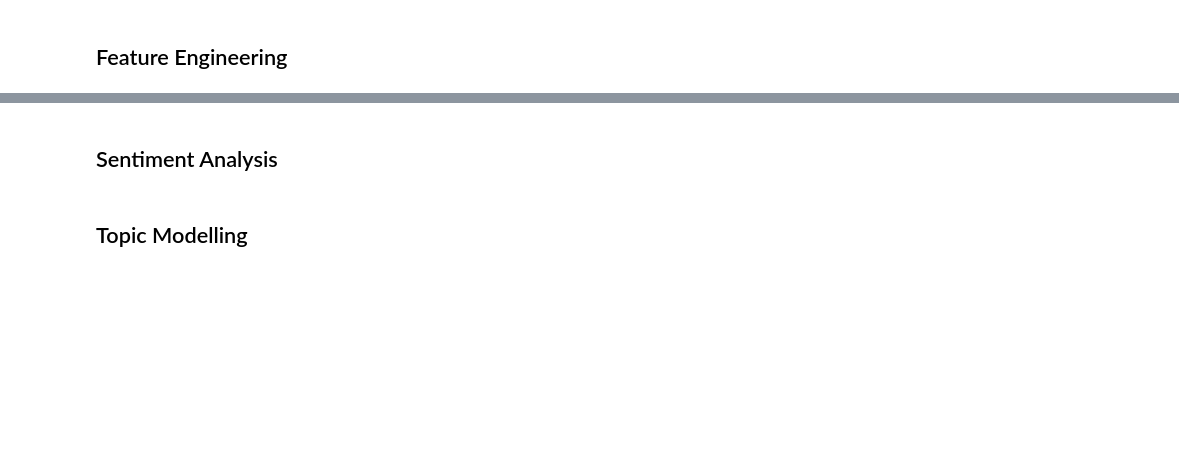
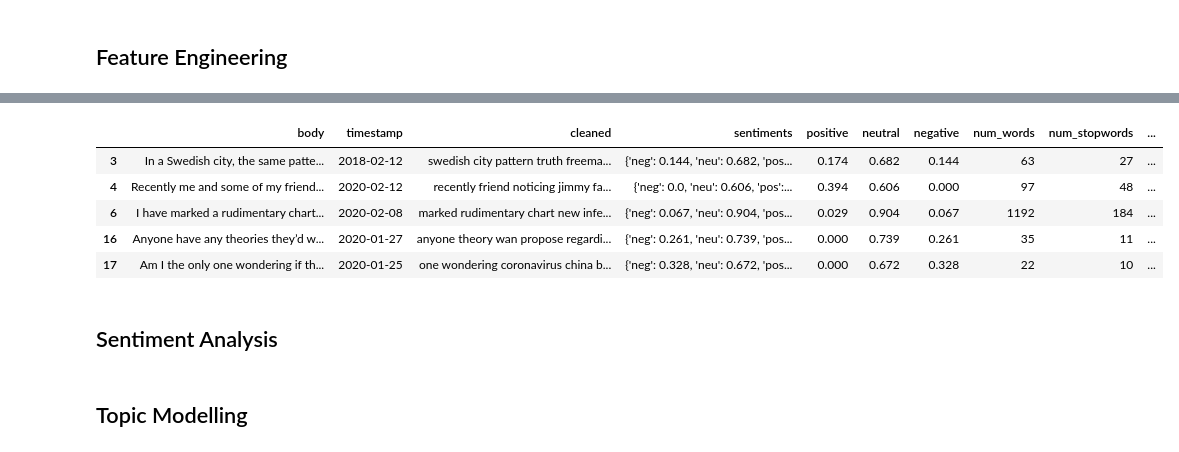
Before and after one commit to nszoni/reddit_conspiracy_theories, a Jupyter notebook: python/reddit_conspiracy_theories.ipynb, the cells around one changed output, grey strips where cells are left out. Saved outputs shown, nothing was run; the diff lists cells and outputs as text; code cells hidden in the pictures; blank space fills up the shorter version.

```diff
--- a/python/reddit_conspiracy_theories.ipynb
+++ b/python/reddit_conspiracy_theories.ipynb
@@ -70,0 +159,4 @@ body_data.timestamp = pd.to_datetime(body_data.timestamp).dt.date
+# %%
+body_data['num_words'] = body_data['body'].apply(lambda x: len(x.split(' ')))
+body_data['num_stopwords'] = body_data['body'].apply(lambda x: len([word for word in x.split(' ') if word in list(STOPWORDS)]))
+body_data['avg_word_length'] = body_data['body'].apply(lambda x: np.mean(np.array([len(va) for va in x.split(' ') if va not in list(STOPWORDS)])))
@@ -71,3 +179,12 @@ body_data.timestamp = pd.to_datetime(body_data.timestamp).dt.date
+# %%
+body_data.head()
+# %% [output]
+|  | body | timestamp | cleaned | sentiments | positive | neutral | negative | num_words | num_stopwords | ... |
+| 3 | In a Swedish city, the same patte... | 2018-02-12 | swedish city pattern truth freema... | {'neg': 0.144, 'neu': 0.682, 'pos... | 0.174 | 0.682 | 0.144 | 63 | 27 | ... |
+| 4 | Recently me and some of my friend... | 2020-02-12 | recently friend noticing jimmy fa... | {'neg': 0.0, 'neu': 0.606, 'pos':... | 0.394 | 0.606 | 0.000 | 97 | 48 | ... |
+| 6 | I have marked a rudimentary chart... | 2020-02-08 | marked rudimentary chart new infe... | {'neg': 0.067, 'neu': 0.904, 'pos... | 0.029 | 0.904 | 0.067 | 1192 | 184 | ... |
+| 16 | Anyone have any theories they’d w... | 2020-01-27 | anyone theory wan propose regardi... | {'neg': 0.261, 'neu': 0.739, 'pos... | 0.000 | 0.739 | 0.261 | 35 | 11 | ... |
+| 17 | Am I the only one wondering if th... | 2020-01-25 | one wondering coronavirus china b... | {'neg': 0.328, 'neu': 0.672, 'pos... | 0.000 | 0.672 | 0.328 | 22 | 10 | ... |
 # %% [markdown]
 ## Sentiment Analysis
 # %% [markdown]
```
Also changed, not shown: parts of 16 cells of this notebook, 4 other files.
